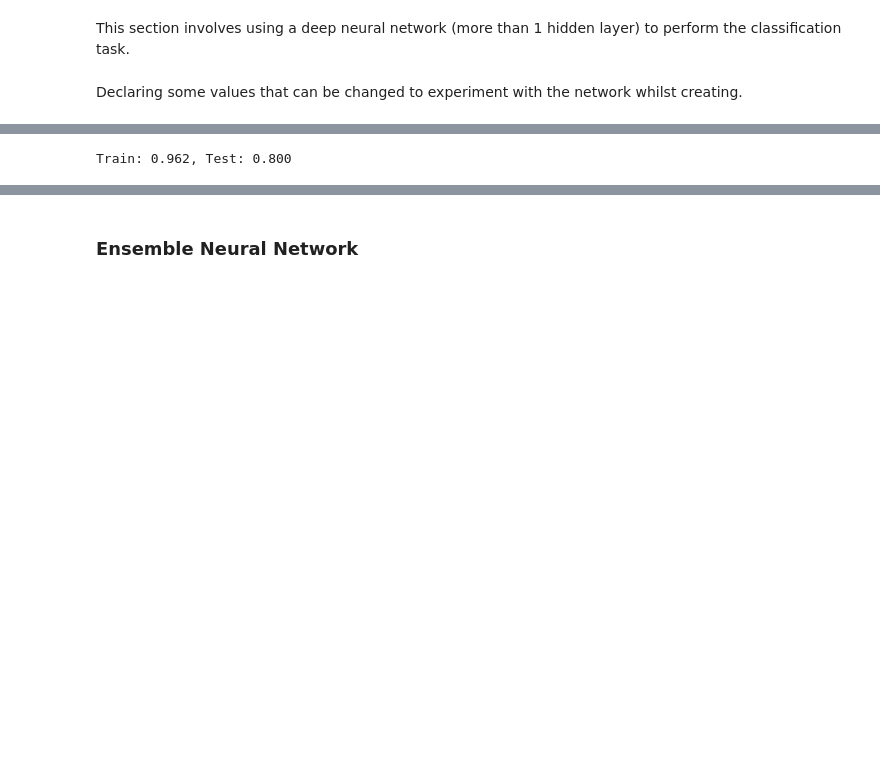
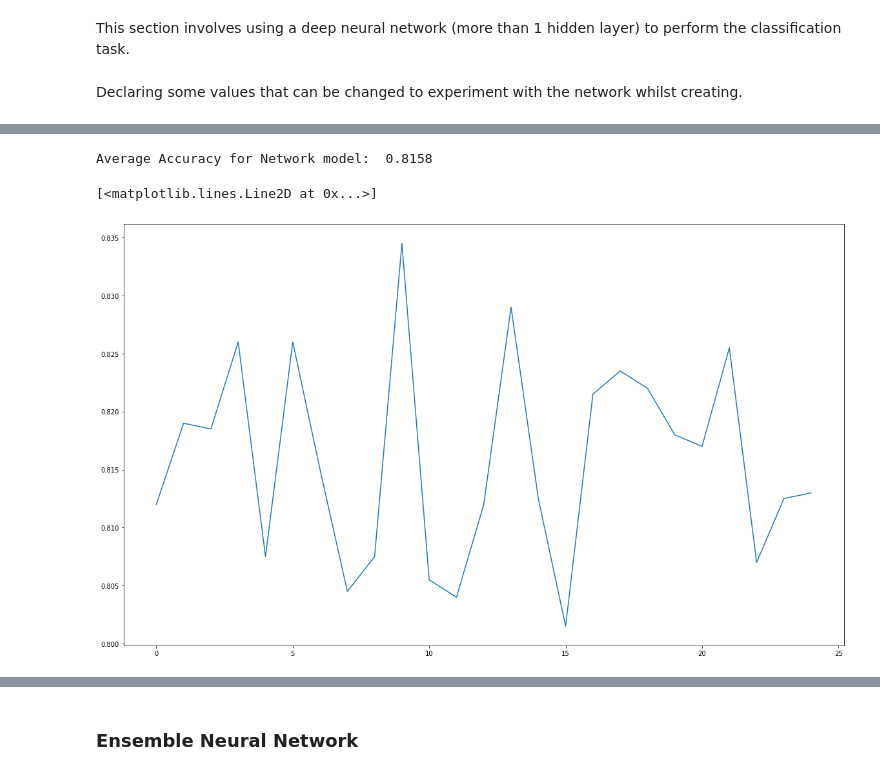
Before and after one commit to Sam-Malpass/Machine-Learning-Comparison, a Jupyter notebook: Machine Learning Report.ipynb, the cells around one changed output, grey strips where cells are left out. Drawn from its saved outputs; the diff is of its cells as text; code cells hidden in the pictures; blank space fills up the shorter version.

```diff
--- a/Machine Learning Report.ipynb
+++ b/Machine Learning Report.ipynb
@@ -197,6 +153,37 @@ Epoch 1000/1000
-# %%
-_, train_acc = model.evaluate(nn_train_values, nn_train_labels, verbose=0)
-_, test_acc = model.evaluate(nn_test_values, nn_test_labels, verbose=0)
-print('Train: %.3f, Test: %.3f' % (train_acc, test_acc))
-# %% [output]
-Train: 0.962, Test: 0.800
+# %%
+# Define the max epochs to run
+epochs = 50
+# %%
+def create_network():
+    model = keras.Sequential()
+    model.add(layers.Dense(NN_Data.shape[1], input_dim=NN_Data.shape[1], activation='relu'))
+    model.add(layers.Dense(80, activation='relu'))
+    model.add(layers.Dense(80,activation='relu'))
+    model.add(layers.Dense(2, activation="softmax"))
+    model.compile(loss='binary_crossentropy',metrics=['accuracy'], optimizer='adam')
+    return model
+# %%
+def train_network(model, vals, labels):
+    es = keras.callbacks.EarlyStopping(monitor='val_loss',verbose=0, mode='auto')
+    model.fit(vals,labels,epochs=epochs,verbose=0,validation_split=0.1, callbacks=[es])
+# %%
+def evaluate_network(model, vals, labels):
+    _, test_acc = model.evaluate(vals, labels, verbose=0)
+    return test_acc
+# %%
+single_network_accuracies = []
+networks = [create_network() for _ in range(num_trials)]
+for model in networks:
+    # Split the data into training and test
+    nn_train_values, nn_test_values, nn_train_labels, nn_test_labels = train_test_split(NN_Data, NN_Labels, test_size=0.2)
+    nn_train_labels = keras.utils.to_categorical(nn_train_labels)
+    nn_test_labels = keras.utils.to_categorical(nn_test_labels)
+    train_network(model, nn_train_values, nn_train_labels)
+    single_network_accuracies.append(evaluate_network(model, nn_test_values, nn_test_labels))
+print('Average Accuracy for Network model: ', np.mean(single_network_accuracies))
+plt.figure(figsize=(20,12))
+plt.plot(single_network_accuracies)
+# %% [output]
+Average Accuracy for Network model:  0.8158
+[<matplotlib.lines.Line2D at 0x...>]
+[figure, added]
```
Also changed, not shown: parts of 53 cells of this notebook.
